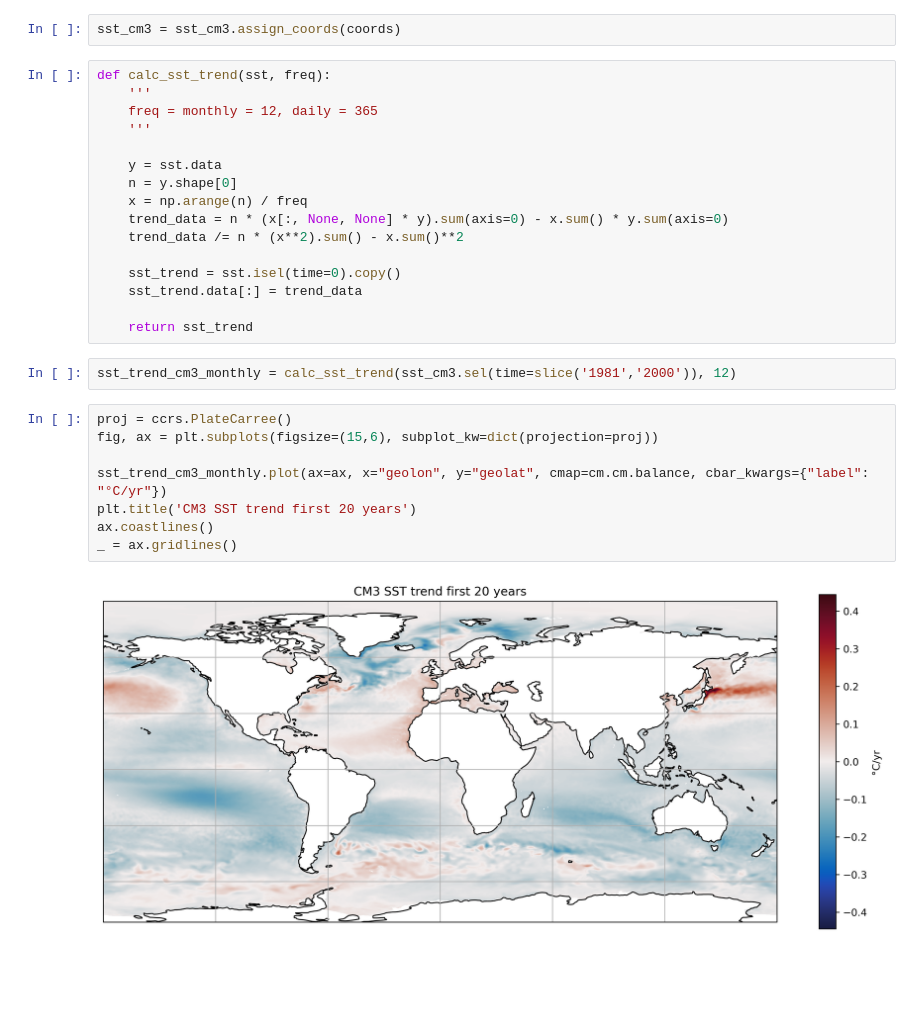
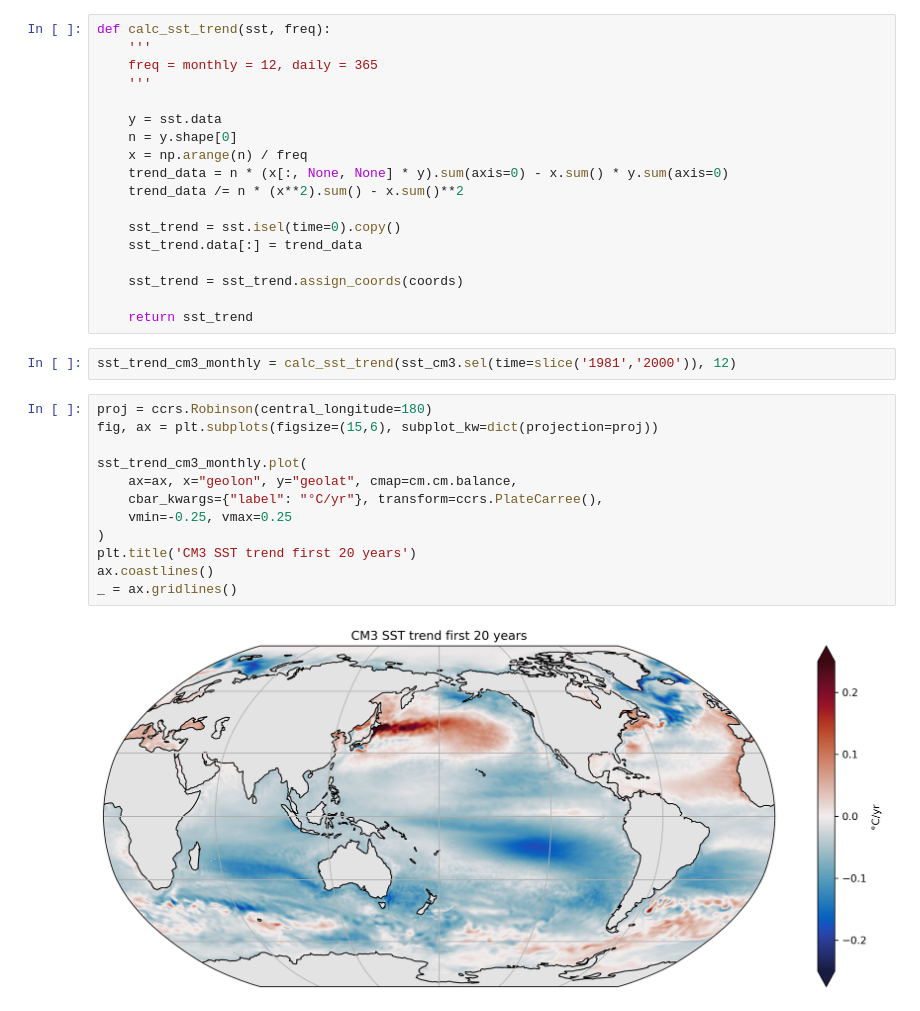
Before and after one commit to ACCESS-Community-Hub/access-cm3-paper-1, a Jupyter notebook: notebooks/polished-python/SST_trend_global.ipynb, the cells around one changed output. Drawn from its saved outputs; the diff is of its cells as text; blank space fills up the shorter version.

```diff
--- a/notebooks/polished-python/SST_trend_global.ipynb
+++ b/notebooks/polished-python/SST_trend_global.ipynb
@@ -79,8 +82,6 @@ coords = datastore.search(variable=["geolat", "geolon"]).to_dask(
     )
 ).compute()
 coords = coords.fillna(0.0)
-# %%
-sst_cm3 = sst_cm3.assign_coords(coords)
 # %%
 def calc_sst_trend(sst, freq):
     '''
@@ -96,16 +97,22 @@ def calc_sst_trend(sst, freq):
     sst_trend = sst.isel(time=0).copy()
     sst_trend.data[:] = trend_data
 
+    sst_trend = sst_trend.assign_coords(coords)
+
     return sst_trend
 # %%
 sst_trend_cm3_monthly = calc_sst_trend(sst_cm3.sel(time=slice('1981','2000')), 12)
 # %%
-proj = ccrs.PlateCarree()
+proj = ccrs.Robinson(central_longitude=180)
 fig, ax = plt.subplots(figsize=(15,6), subplot_kw=dict(projection=proj))
 
-sst_trend_cm3_monthly.plot(ax=ax, x="geolon", y="geolat", cmap=cm.cm.balance, cbar_kwargs={"label": "°C/yr"})
+sst_trend_cm3_monthly.plot(
+    ax=ax, x="geolon", y="geolat", cmap=cm.cm.balance,
+    cbar_kwargs={"label": "°C/yr"}, transform=ccrs.PlateCarree(),
+    vmin=-0.25, vmax=0.25
+)
 plt.title('CM3 SST trend first 20 years')
 ax.coastlines()
 _ = ax.gridlines()
 # %% [output]
-[figure, old version]
+[figure, new version]
```
Also changed, not shown: parts of 1 cell of this notebook, 4 other files.
